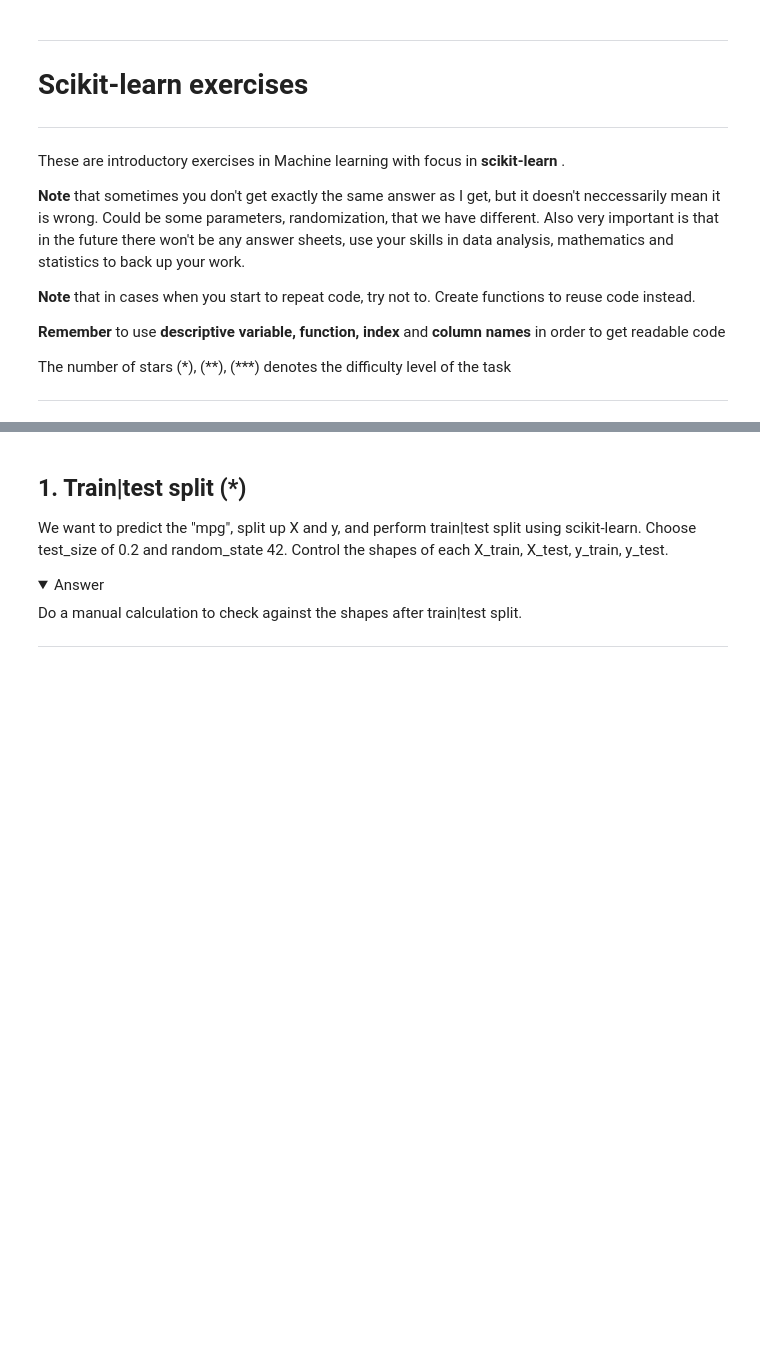
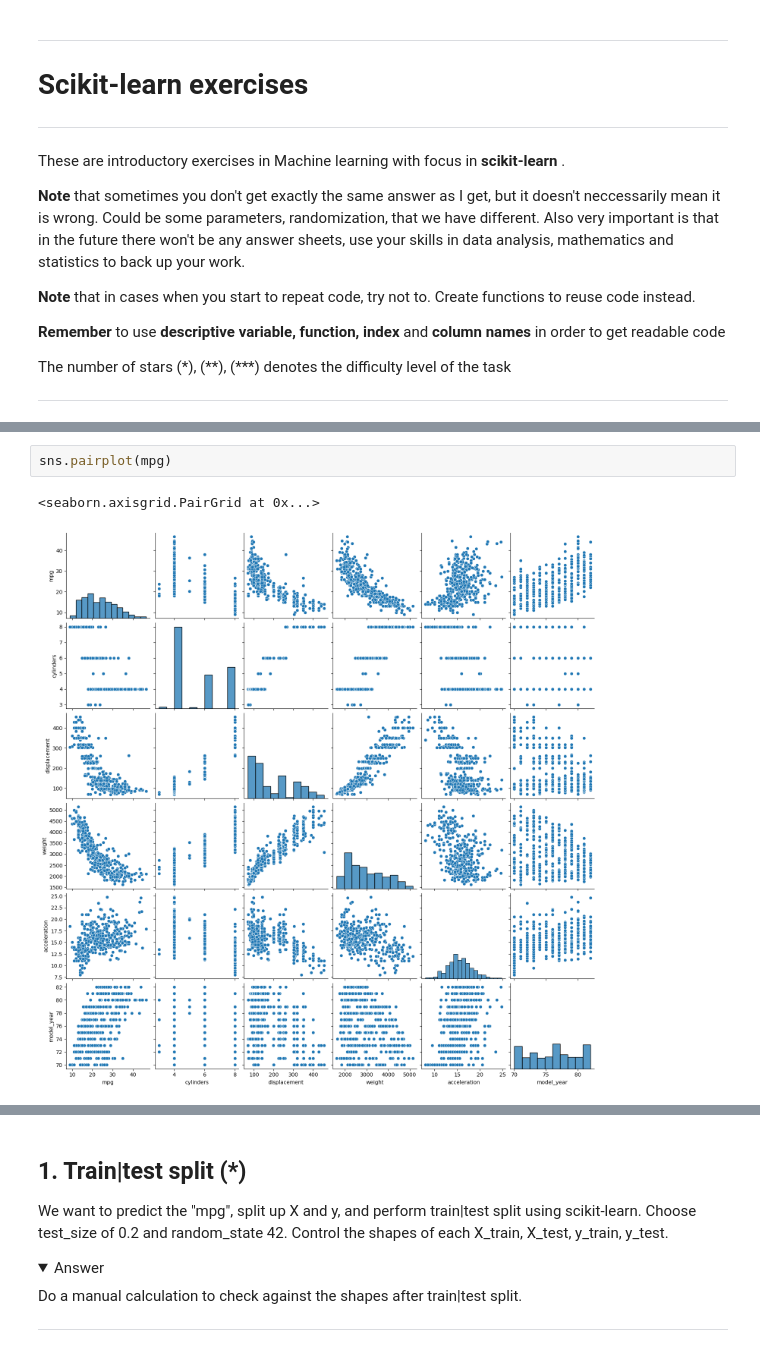
Before and after one commit to smlatic/Machine-Learning-ITHS, a Jupyter notebook: Exercises/E02_sklearn.ipynb, the cells around one changed output, grey strips where cells are left out. Drawn from its saved outputs; the diff is of its cells as text; folded sections open; blank space fills up the shorter version.

```diff
--- a/Exercises/E02_sklearn.ipynb
+++ b/Exercises/E02_sklearn.ipynb
@@ -59,0 +127,5 @@ d) I have chosen to drop the columns origin and name. Think yourself if it is re
+# %%
+sns.pairplot(mpg)
+# %% [output]
+<seaborn.axisgrid.PairGrid at 0x...>
+[figure, added]
```
Also changed, not shown: parts of 11 cells of this notebook, 1 other file.
